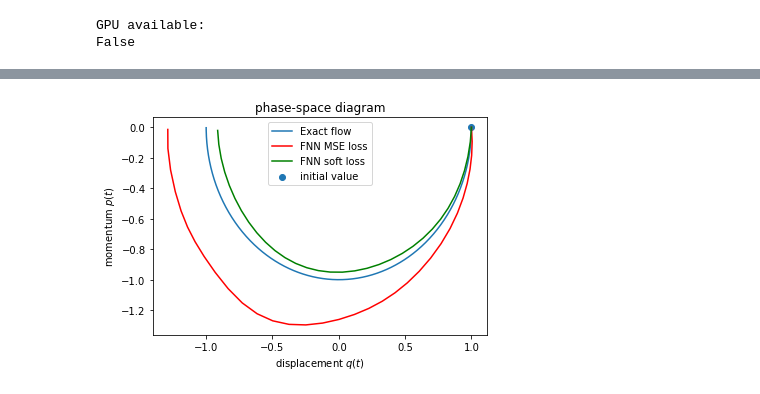
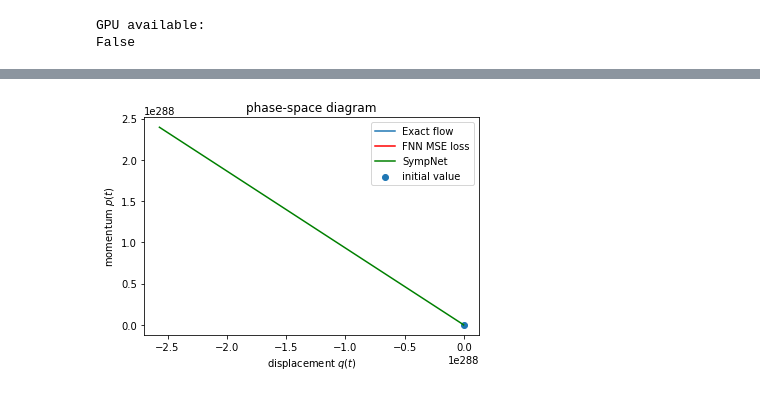
Before and after one commit to steff-mueller/simtech-bsc-thesis, a Jupyter notebook: meetings/04_code/comparison.ipynb, the cells around one changed output, grey strips where cells are left out. Cells and saved outputs as stored; diff of their text form; code cells hidden in the pictures.

```diff
--- a/meetings/04_code/comparison.ipynb
+++ b/meetings/04_code/comparison.ipynb
@@ -19,7 +19,7 @@ GPU available:
 False
 # %%
 n = 1000 # training data
-epochs = 1000
+epochs = 6000
 
 X_train, Y_train = nn.generate_training_data(n, device=dev)
 # %%
@@ -32,3 +32,3 @@ MSE loss
 # %%
 # train FNN with symplectic soft loss
-model_soft = nn.train_softfnn(X_train, Y_train, epochs=epochs, device=dev)
+#model_soft = nn.train_softfnn(X_train, Y_train, epochs=epochs, device=dev)
@@ -54,19 +52,19 @@ X_sympnet, _ = nn.integrate(model_sympnet, device=dev)
 # %%
 import matplotlib.pyplot as plt
 
 fig = plt.figure()
 ax = plt.axes()
 
 ax.plot(X_exact[0,:], X_exact[1,:], label='Exact flow')
 ax.plot(X_mse_loss[:,0], X_mse_loss[:,1], 'r', label='FNN MSE loss')
-ax.plot(X_soft_loss[:,0], X_soft_loss[:,1], 'g', label='FNN soft loss')
+#ax.plot(X_soft_loss[:,0], X_soft_loss[:,1], 'g', label='FNN soft loss')
 ax.plot(X_sympnet[:,0], X_sympnet[:,1], 'g', label='SympNet')
 ax.scatter(X_exact[0,0], X_exact[1,0], marker='o', label='initial value')
 ax.set_xlabel(r'displacement $q(t)$')
 ax.set_ylabel(r'momentum $p(t)$')
 ax.legend()
 ax.set_title('phase-space diagram')
 
 fig.show()
 # %% [output]
-[figure, old version]
+[figure, new version]
```
Also changed, not shown: parts of 4 cells of this notebook, 3 other files.
